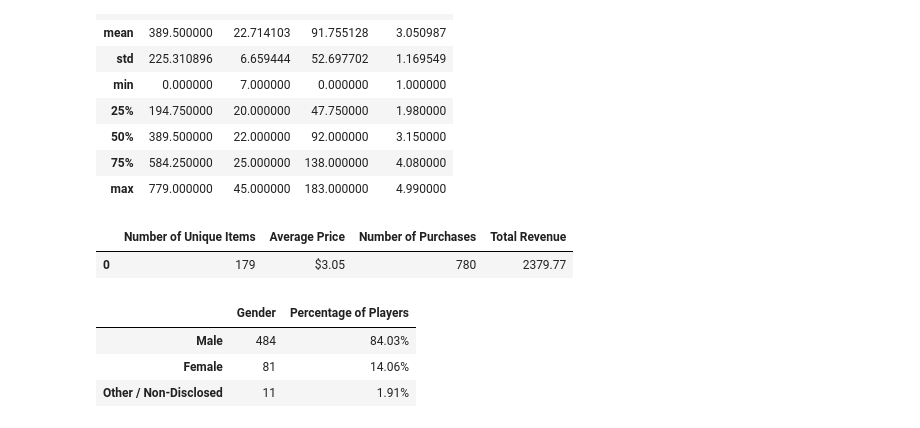
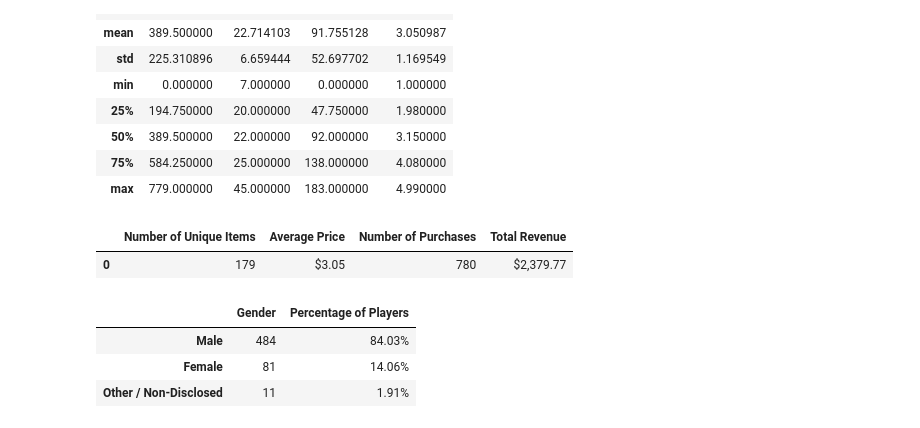
Before and after one commit to SommerKim/pandas-challenge, a Jupyter notebook: Heroes_of_Pymoli/Heroes_of_Pymoli.ipynb, the cells around one changed output. Drawn from its saved outputs; the diff is of its cells as text; code cells hidden in the pictures.

```diff
--- a/Heroes_of_Pymoli/Heroes_of_Pymoli.ipynb
+++ b/Heroes_of_Pymoli/Heroes_of_Pymoli.ipynb
@@ -40,23 +40,23 @@ purchase_df.describe()
 # %%
 # Perform Calculations
 unique_items = len(pd.unique(purchase_df["Item ID"]))
 avg_price = purchase_df["Price"].mean()
 purchase_num = len(pd.unique(purchase_df["Purchase ID"]))
 total_rev = purchase_df["Price"].sum()
 
 # Create Dataframe
 purchase_analysis_df = pd.DataFrame({
     "Number of Unique Items": [unique_items],
     "Average Price": "${:,.2f}".format(avg_price),
     "Number of Purchases": [purchase_num],
-    "Total Revenue": [total_rev]
+    "Total Revenue": "${:,.2f}".format(total_rev)
 })
 
 # Display Final Output
 purchase_analysis_df
 # %% [output]
 |  | Number of Unique Items | Average Price | Number of Purchases | Total Revenue |
-| 0 | 179 | $3.05 | 780 | 2379.77 |
+| 0 | 179 | $3.05 | 780 | $2,379.77 |
 # %%
 # Get rid of duplicates
 clean_purchase_df = purchase_df.drop_duplicates("SN")
```
Also changed, not shown: parts of 6 cells of this notebook.
